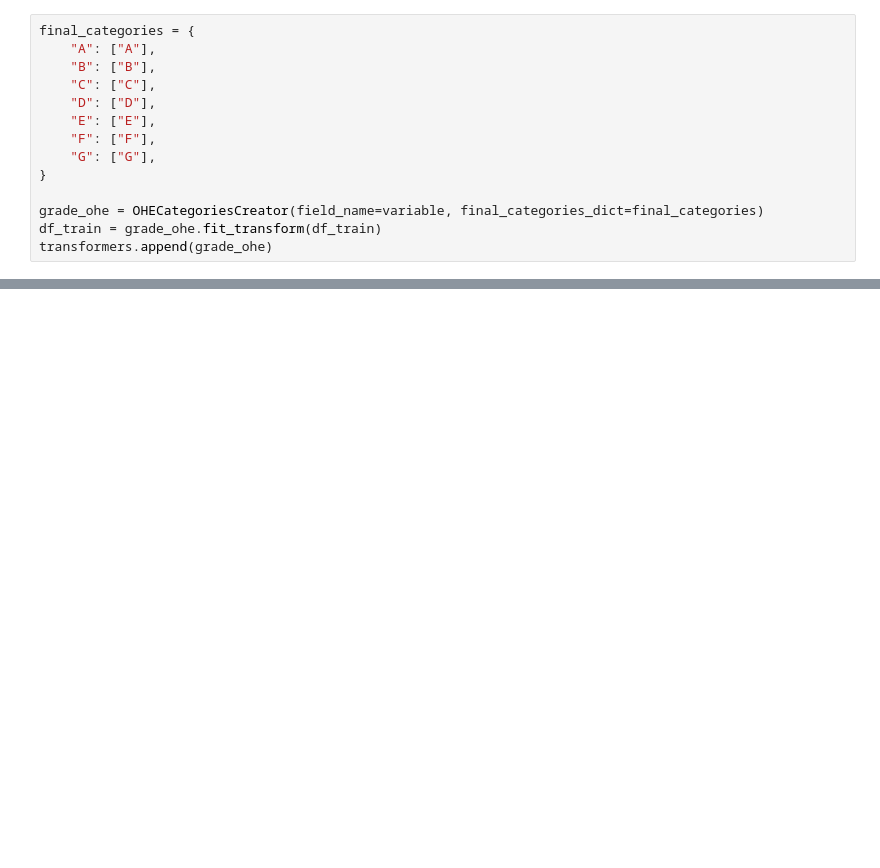
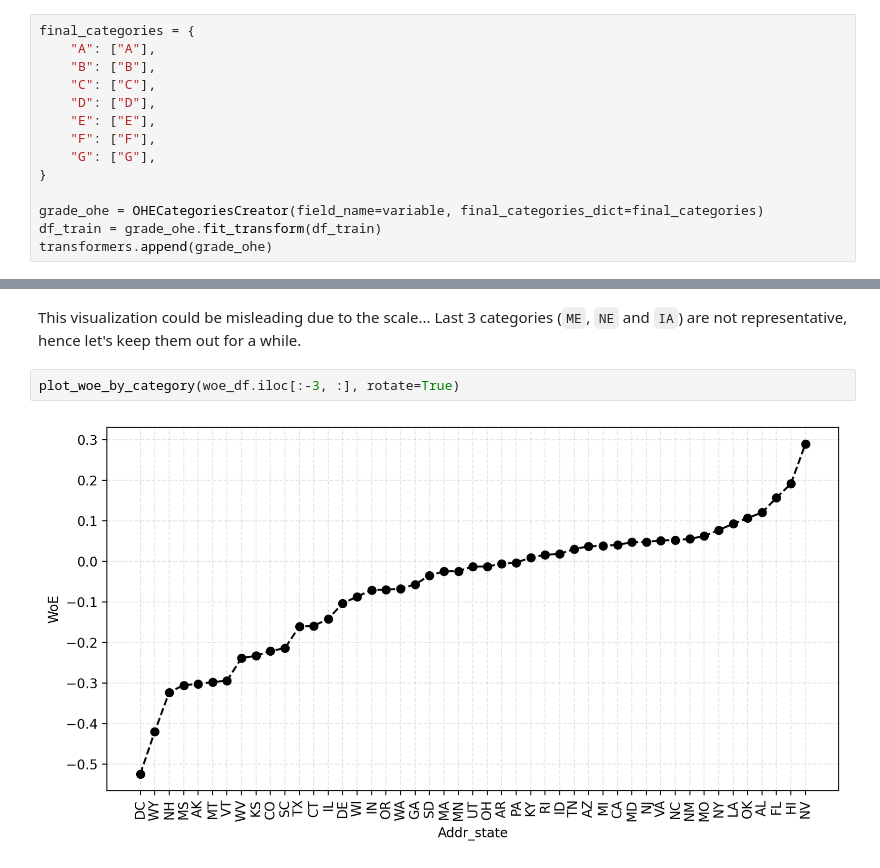
Before and after one commit to gfluz94/credit-risk-modeling, a Jupyter notebook: notebooks/General Outline PD Model.ipynb, the cells around one changed output, grey strips where cells are left out. Saved outputs shown, nothing was run; the diff lists cells and outputs as text; blank space fills up the shorter version.

```diff
--- a/notebooks/General Outline PD Model.ipynb
+++ b/notebooks/General Outline PD Model.ipynb
@@ -140,0 +274,6 @@ transformers.append(grade_ohe)
+# %% [markdown]
+This visualization could be misleading due to the scale... Last 3 categories (`ME`, `NE` and `IA`) are not representative, hence let's keep them out for a while.
+# %%
+plot_woe_by_category(woe_df.iloc[:-3, :], rotate=True)
+# %% [output]
+[figure, added]
```
Also changed, not shown: parts of 48 cells of this notebook.
